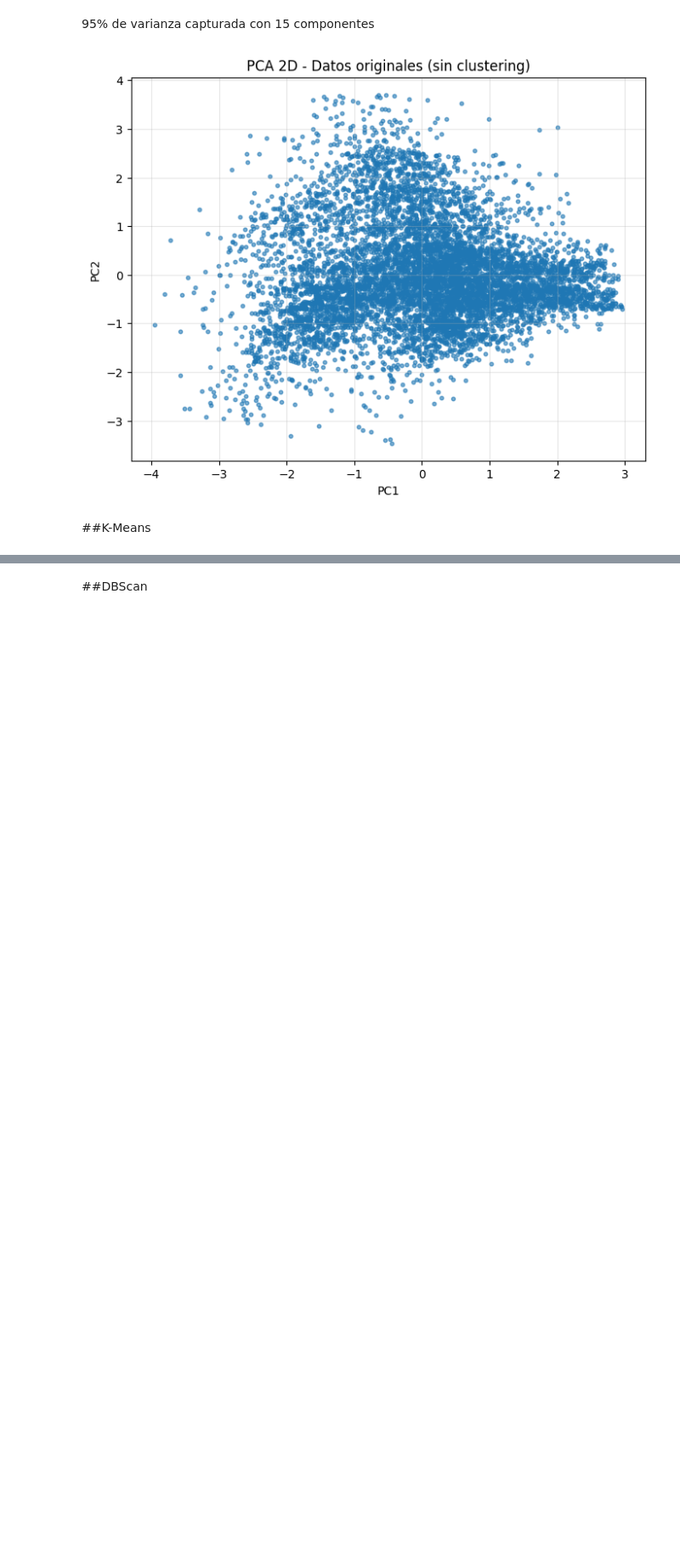
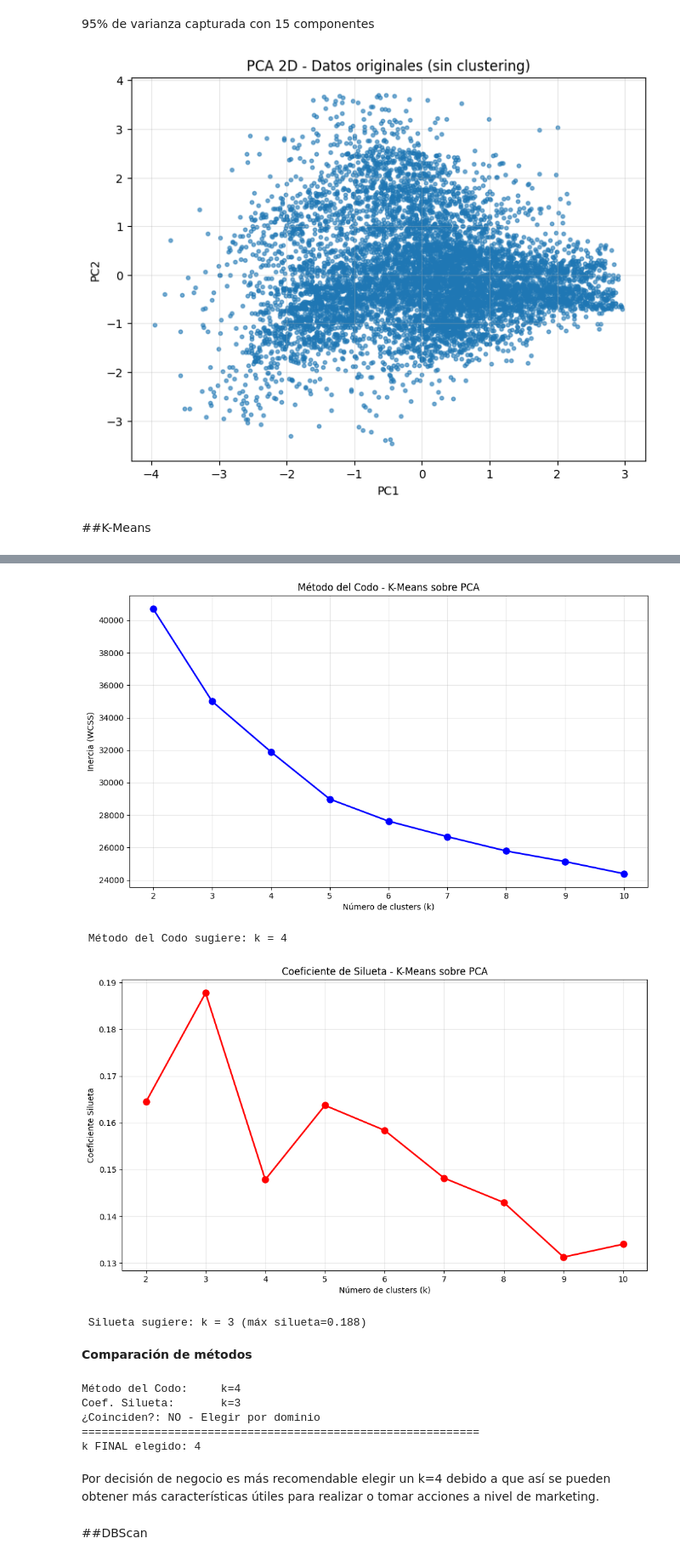
Before and after one commit to luisleonb/Proyecto_M7_ABP, a Jupyter notebook: Proyect__M7_ABP.ipynb, the cells around one changed output, grey strips where cells are left out. Shown at 85% size. Saved outputs shown, nothing was run; the diff lists cells and outputs as text; code cells hidden in the pictures; blank space fills up the shorter version.

```diff
--- a/Proyect__M7_ABP.ipynb
+++ b/Proyect__M7_ABP.ipynb
@@ -305,2 +238,76 @@ Silueta K-Means (3): 0.188
+# %%
+inercia = []
+siluetas = []
+k_range = range(2, 11)
+
+# Loop para calcular inercia y silueta para cada k
+for k in k_range:
+    kmeans_model = KMeans(n_clusters=k, random_state=42, n_init=10)
+    kmeans_model.fit(X_pca)
+    inercia.append(kmeans_model.inertia_)
+    # Calcular silueta solo si hay más de un cluster y más de un punto
+    if len(np.unique(kmeans_model.labels_)) > 1:
+        siluetas.append(silhouette_score(X_pca, kmeans_model.labels_))
+    else:
+        siluetas.append(-1) # Valor para indicar que no es válido, o puedes omitirlo
+
+# MÉTODO DEL CODO (solo inercia)
+plt.figure(figsize=(10,6))
+plt.plot(k_range, inercia, 'bo-', linewidth=2, markersize=8)
+plt.xlabel('Número de clusters (k)')
+plt.ylabel('Inercia (WCSS)')
+plt.title('Método del Codo - K-Means sobre PCA')
+plt.grid(True, alpha=0.3)
+plt.tight_layout()
+plt.show()
+
+k_codo = 4  # Elección visual de dónde está el "codo"
+print(f"\n Método del Codo sugiere: k = {k_codo} \n")
+
+# 2. COEFICIENTE DE SILUETA (solo silueta)
+plt.figure(figsize=(10,6))
+plt.plot(k_range, siluetas, 'ro-', linewidth=2, markersize=8)
+plt.xlabel('Número de clusters (k)')
+plt.ylabel('Coeficiente Silueta')
+plt.title('Coeficiente de Silueta - K-Means sobre PCA')
+plt.grid(True, alpha=0.3)
+plt.tight_layout()
+plt.show()
+
+# Asegurarse de que siluetas no contiene -1 si se va a usar argmax directamente
+valid_siluetas = [s for s in siluetas if s != -1]
+if valid_siluetas:
+    k_silueta = k_range[np.argmax(siluetas)] # np.argmax funciona incluso con -1, simplemente no lo elige
+    print(f"\n Silueta sugiere: k = {k_silueta} (máx silueta={max(siluetas):.3f})")
+else:
+    print("\n No se pudieron calcular coeficientes de silueta válidos para el rango de k.")
+# %% [output]
+[figure, added]
+ Método del Codo sugiere: k = 4
+[figure, added]
+ Silueta sugiere: k = 3 (máx silueta=0.188)
+# %% [markdown]
+**Comparación de métodos**
+# %%
+print(f"Método del Codo:     k={k_codo}")
+print(f"Coef. Silueta:       k={k_silueta}")
+print(f"¿Coinciden?: {'SÍ' if k_codo == k_silueta else 'NO - Elegir por dominio'}")
+
+# k final (se elige basado en la comparación)
+k_final = k_codo  # o k_silueta
+print("="*60)
+print(f"k FINAL elegido: {k_final}")
+
+# Realizar K-Means final con el k elegido y guardar los clusters
+kmeans_final_model = KMeans(n_clusters=k_final, random_state=42, n_init=10)
+df['cluster_kmeans'] = kmeans_final_model.fit_predict(X_pca)
+# %% [output]
+Método del Codo:     k=4
+Coef. Silueta:       k=3
+¿Coinciden?: NO - Elegir por dominio
+============================================================
+k FINAL elegido: 4
+# %% [markdown]
+Por decisión de negocio es más recomendable elegir un k=4 debido a que así se pueden obtener más características útiles para realizar o tomar acciones a nivel de marketing.
 # %% [markdown]
 ##DBScan
```
Also changed, not shown: parts of 34 cells of this notebook.
